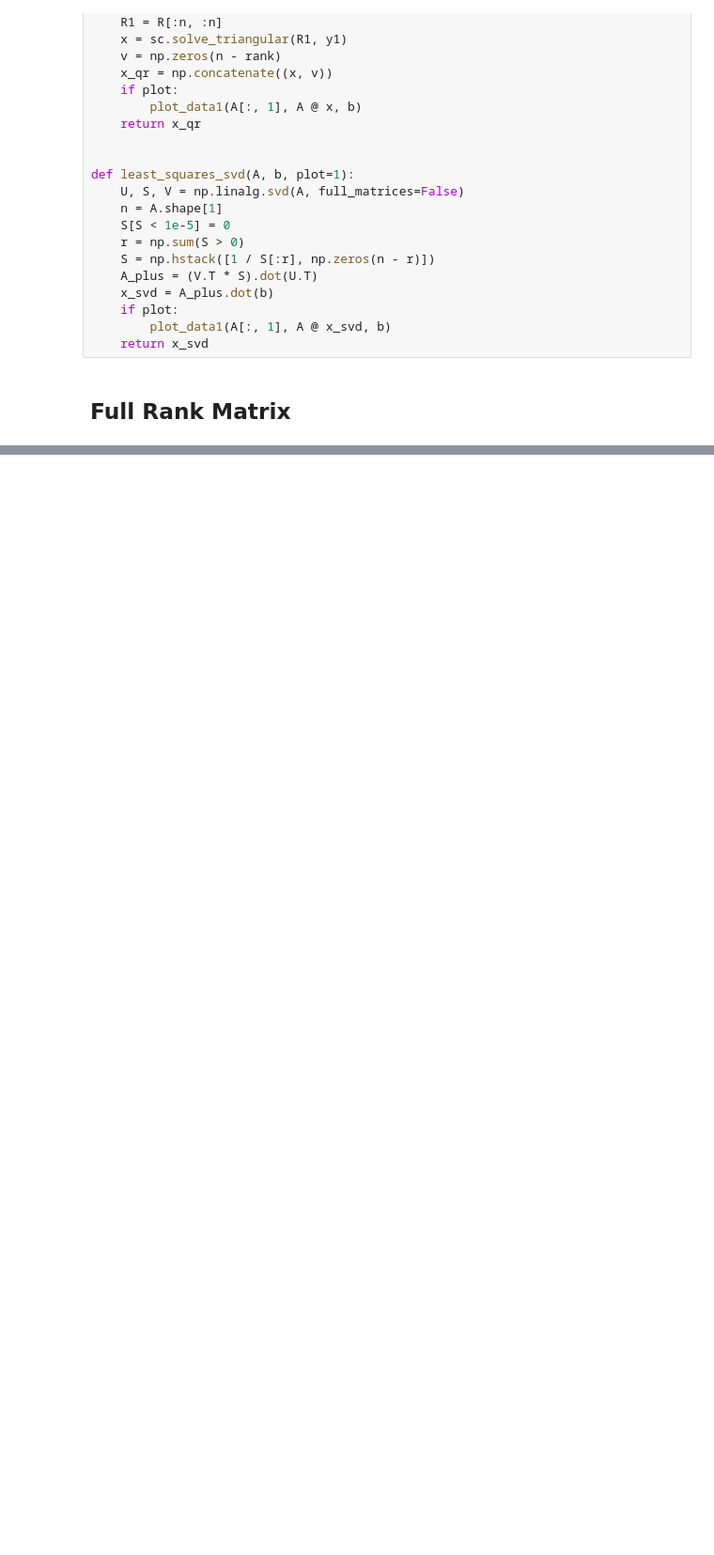
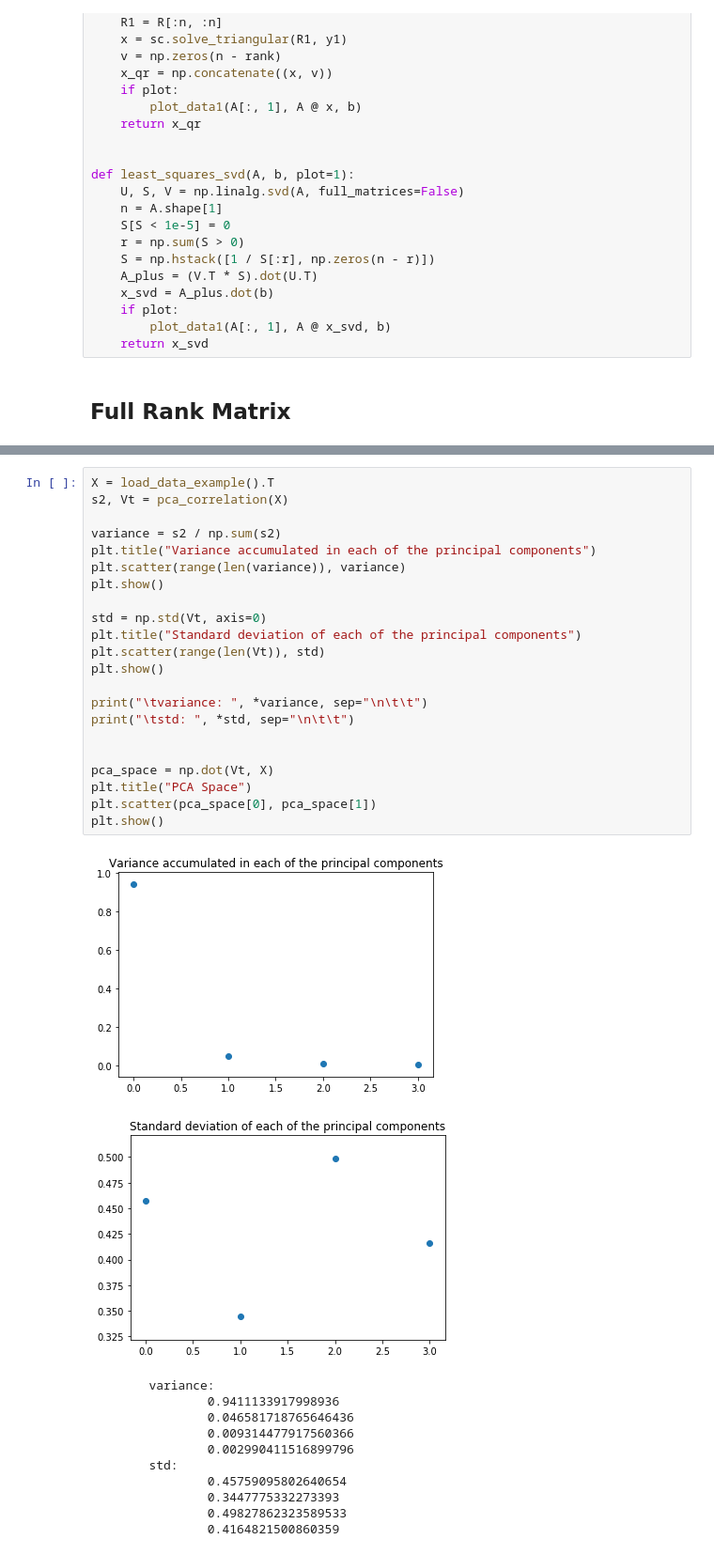
Before and after one commit to SaxMan96/NLA-UB, a Jupyter notebook: Project 2/Project2.ipynb, the cells around one changed output, grey strips where cells are left out. Shown at 94% size. Saved outputs shown, nothing was run; the diff lists cells and outputs as text; blank space fills up the shorter version.

```diff
--- a/Project 2/Project2.ipynb
+++ b/Project 2/Project2.ipynb
@@ -301,0 +282,35 @@ Kraiser rule: 19, Scree plot: 4, 3/4 of the total variance rule: 1
+# %%
+X = load_data_example().T
+s2, Vt = pca_correlation(X)
+
+variance = s2 / np.sum(s2)
+plt.title("Variance accumulated in each of the principal components")
+plt.scatter(range(len(variance)), variance)
+plt.show()
+
+std = np.std(Vt, axis=0)
+plt.title("Standard deviation of each of the principal components")
+plt.scatter(range(len(Vt)), std)
+plt.show()
+
+print("\tvariance: ", *variance, sep="\n\t\t")
+print("\tstd: ", *std, sep="\n\t\t")
+
+
+pca_space = np.dot(Vt, X)
+plt.title("PCA Space")
+plt.scatter(pca_space[0], pca_space[1])
+plt.show()
+# %% [output]
+[figure, added]
+[figure, added]
+        variance:
+                0.9411133917998936
+                0.046581718765646436
+                0.009314477917560366
+                0.002990411516899796
+        std:
+                0.45759095802640654
+                0.3447775332273393
+                0.49827862323589533
+                0.4164821500860359
```
Also changed, not shown: parts of 51 cells of this notebook, 42 other files.
